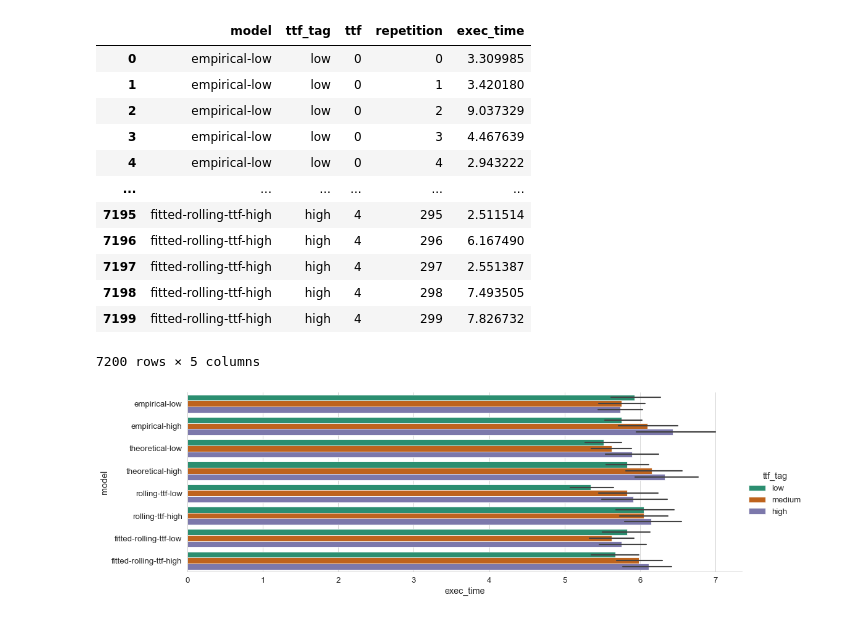
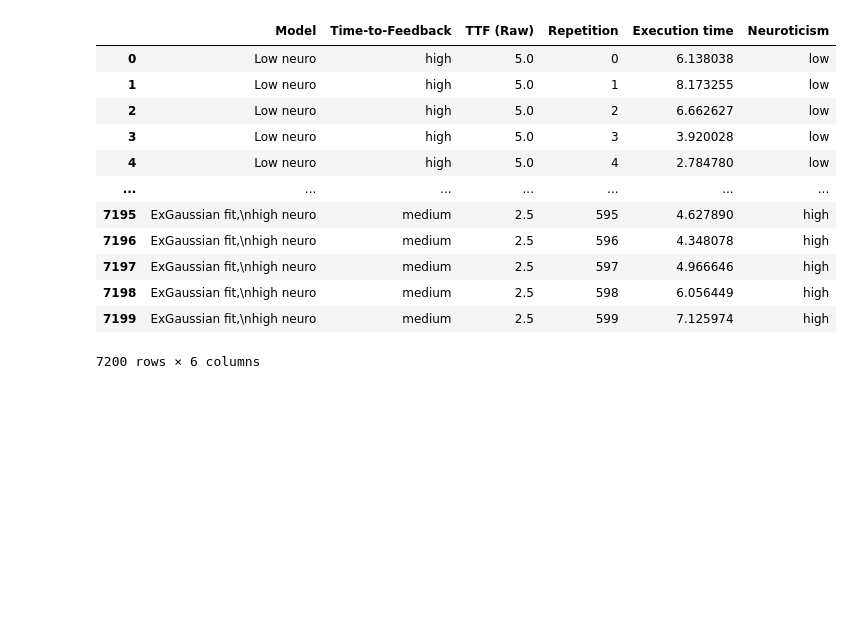
Before and after one commit to vnmo/EdgeDroid2, a Jupyter notebook: analysis/verify_models.ipynb, the cells around one changed output. Cells and saved outputs as stored; diff of their text form; code cells hidden in the pictures; blank space fills up the shorter version.

```diff
--- a/analysis/verify_models.ipynb
+++ b/analysis/verify_models.ipynb
@@ -214,56 +13,17 @@ plt.show()
-# %%
-def test_ttf_to_exec_time(model_name: str, model: ExecutionTimeModel, ttf_tag: str, ttf: float) -> pd.DataFrame:
-    rows = deque()
-    for rep in range(reps):
-        # warmup model
-        model.reset()
-        for _ in range(warmup_steps):
-            model.advance(data["ttf"].sample(1).values[0])
-
-        # advance the model and take a single sample
-        exec_time = model.advance(ttf).get_execution_time()
-        rows.append({
-            "model": model_name,
-            "ttf_tag": ttf_tag,
-            "ttf": ttf,
-            "repetition": rep,
-            "exec_time": exec_time,
-        })
-
-    return pd.DataFrame(rows)
-
-dfs = deque()
-combs = list(it.product(models.items(), test_ttfs.items()))
-for (name, model), (ttf_tag, ttf) in tqdm(combs, desc="Running models..."):
-    dfs.append(test_ttf_to_exec_time(name, model, ttf_tag, ttf))
-
-results = pd.concat(dfs, ignore_index=True)
-results
-# %% [output]
-|  | model | ttf_tag | ttf | repetition | exec_time |
-| 0 | empirical-low | low | 0 | 0 | 3.309985 |
-| 1 | empirical-low | low | 0 | 1 | 3.420180 |
-| 2 | empirical-low | low | 0 | 2 | 9.037329 |
-| 3 | empirical-low | low | 0 | 3 | 4.467639 |
-| 4 | empirical-low | low | 0 | 4 | 2.943222 |
-| ... | ... | ... | ... | ... | ... |
-| 7195 | fitted-rolling-ttf-high | high | 4 | 295 | 2.511514 |
-| 7196 | fitted-rolling-ttf-high | high | 4 | 296 | 6.167490 |
-| 7197 | fitted-rolling-ttf-high | high | 4 | 297 | 2.551387 |
-| 7198 | fitted-rolling-ttf-high | high | 4 | 298 | 7.493505 |
-| 7199 | fitted-rolling-ttf-high | high | 4 | 299 | 7.826732 |
-7200 rows × 5 columns
-# %%
-fg = sns.catplot(
-    kind="bar",
-    # join=False,
-    dodge=True,
-    data=results,
-    y="model",
-    x="exec_time",
-    hue="ttf_tag",
-    aspect=3,
-)
-plt.show()
-# %% [output]
-[figure, removed]
+# %%
+ttf_results = pd.read_parquet("verification/ttf.parquet")
+ttf_results
+# %% [output]
+|  | Model | Time-to-Feedback | TTF (Raw) | Repetition | Execution time | Neuroticism |
+| 0 | Low neuro | high | 5.0 | 0 | 6.138038 | low |
+| 1 | Low neuro | high | 5.0 | 1 | 8.173255 | low |
+| 2 | Low neuro | high | 5.0 | 2 | 6.662627 | low |
+| 3 | Low neuro | high | 5.0 | 3 | 3.920028 | low |
+| 4 | Low neuro | high | 5.0 | 4 | 2.784780 | low |
+| ... | ... | ... | ... | ... | ... | ... |
+| 7195 | ExGaussian fit,\nhigh neuro | medium | 2.5 | 595 | 4.627890 | high |
+| 7196 | ExGaussian fit,\nhigh neuro | medium | 2.5 | 596 | 4.348078 | high |
+| 7197 | ExGaussian fit,\nhigh neuro | medium | 2.5 | 597 | 4.966646 | high |
+| 7198 | ExGaussian fit,\nhigh neuro | medium | 2.5 | 598 | 6.056449 | high |
+| 7199 | ExGaussian fit,\nhigh neuro | medium | 2.5 | 599 | 7.125974 | high |
+7200 rows × 6 columns
```
Also changed, not shown: parts of 13 cells of this notebook, 5 other files.
